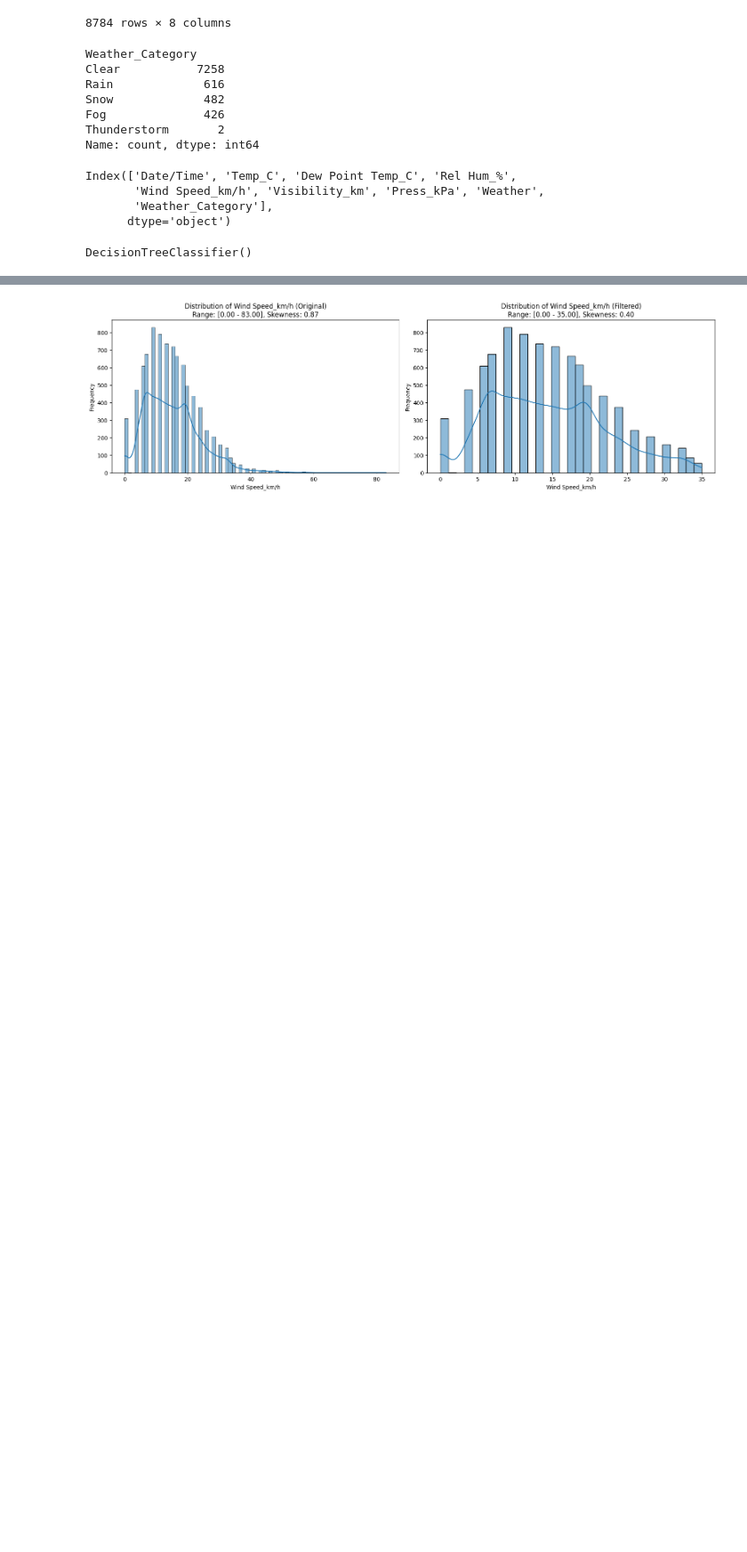
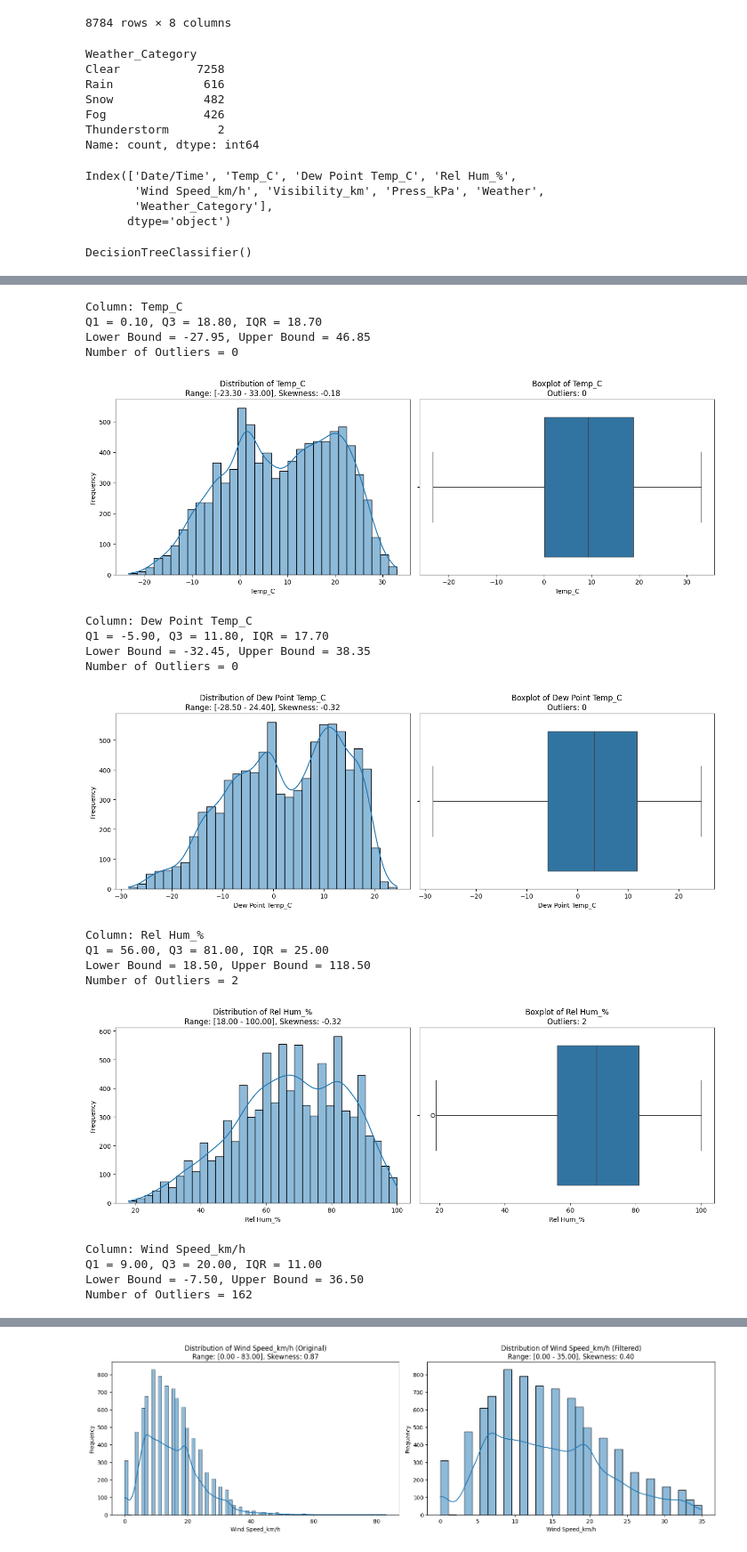
Before and after one commit to calaghanjo/AIML, a Jupyter notebook: weather.ipynb, the cells around one changed output, grey strips where cells are left out. Shown: that part at 89% size. Drawn from its saved outputs; the diff is of its cells as text; code cells hidden in the pictures; blank space fills up the shorter version.

```diff
--- a/weather.ipynb
+++ b/weather.ipynb
@@ -111,0 +114,62 @@ weighted avg       0.88      0.88      0.88      1757
+# %%
+import matplotlib.pyplot as plt
+import seaborn as sns
+
+# Select numerical columns for plotting
+numerical_cols = dataset.select_dtypes(include=['float64', 'int64']).columns
+
+for col in numerical_cols:
+    # ----- Outlier detection using IQR -----
+    Q1 = dataset[col].quantile(0.25)
+    Q3 = dataset[col].quantile(0.75)
+    IQR = Q3 - Q1
+
+    lower_bound = Q1 - 1.5 * IQR
+    upper_bound = Q3 + 1.5 * IQR
+
+    # Identify outliers
+    outliers = dataset[(dataset[col] < lower_bound) | (dataset[col] > upper_bound)][col]
+
+    print(f"\nColumn: {col}")
+    print(f"Q1 = {Q1:.2f}, Q3 = {Q3:.2f}, IQR = {IQR:.2f}")
+    print(f"Lower Bound = {lower_bound:.2f}, Upper Bound = {upper_bound:.2f}")
+    print(f"Number of Outliers = {outliers.shape[0]}")
+
+    # ----- Visualization -----
+    fig, axes = plt.subplots(1, 2, figsize=(14, 5))
+
+    # Histogram with KDE
+    sns.histplot(dataset[col], kde=True, ax=axes[0])
+    col_range = f"[{dataset[col].min():.2f} - {dataset[col].max():.2f}]"
+    skewness = dataset[col].skew()
+    axes[0].set_title(f'Distribution of {col}\nRange: {col_range}, Skewness: {skewness:.2f}')
+    axes[0].set_xlabel(col)
+    axes[0].set_ylabel('Frequency')
+
+    # Boxplot (highlighting outliers)
+    sns.boxplot(x=dataset[col], ax=axes[1])
+    axes[1].set_title(f'Boxplot of {col}\nOutliers: {outliers.shape[0]}')
+    axes[1].set_xlabel(col)
+
+    plt.tight_layout()
+    plt.show()
+# %% [output]
+Column: Temp_C
+Q1 = 0.10, Q3 = 18.80, IQR = 18.70
+Lower Bound = -27.95, Upper Bound = 46.85
+Number of Outliers = 0
+[figure, added]
+Column: Dew Point Temp_C
+Q1 = -5.90, Q3 = 11.80, IQR = 17.70
+Lower Bound = -32.45, Upper Bound = 38.35
+Number of Outliers = 0
+[figure, added]
+Column: Rel Hum_%
+Q1 = 56.00, Q3 = 81.00, IQR = 25.00
+Lower Bound = 18.50, Upper Bound = 118.50
+Number of Outliers = 2
+[figure, added]
+Column: Wind Speed_km/h
+Q1 = 9.00, Q3 = 20.00, IQR = 11.00
+Lower Bound = -7.50, Upper Bound = 36.50
+Number of Outliers = 162
```
Also changed, not shown: parts of 10 cells of this notebook.
